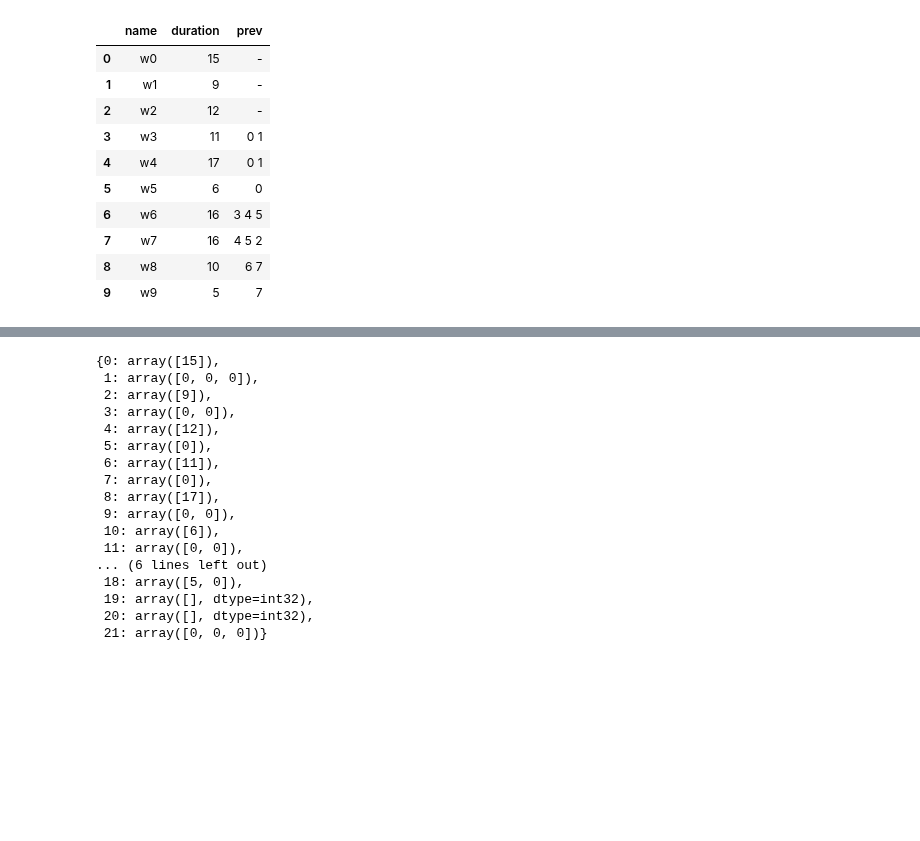
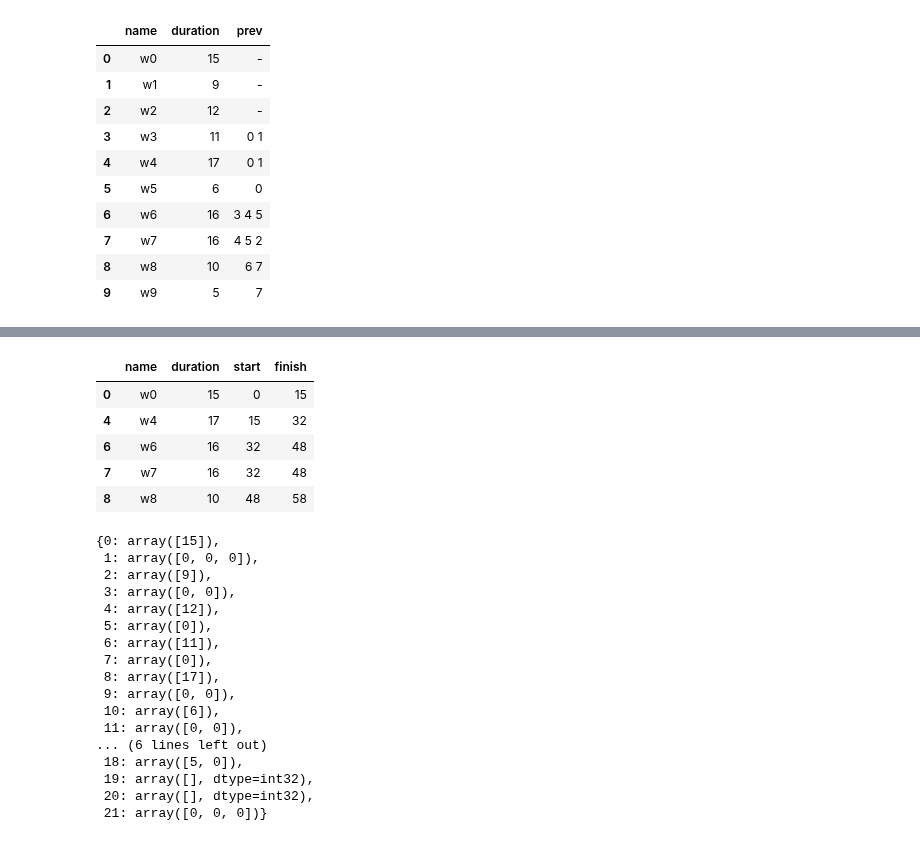
Before and after one commit to SadBattlecruiser/CAD-PLM, a Jupyter notebook: PLM-2/main.ipynb, the cells around one changed output, grey strips where cells are left out. Cells and saved outputs as stored; diff of their text form; code cells hidden in the pictures; blank space fills up the shorter version.

```diff
--- a/PLM-2/Untitled.ipynb
+++ b/PLM-2/main.ipynb
@@ -72,3 +140,20 @@ array([[-1, 15, -1, -1, -1, -1, -1, -1, -1, -1, -1, -1, -1, -1, -1, -1,
+# %%
+# Критический путь
+crit_path_full = out[out['early start'] == out['late start']]
+crit_path = pd.DataFrame({'name' : crit_path_full['name'],
+                          'duration' : crit_path_full['duration'],
+                          'start' : crit_path_full['early start'],
+                          'finish' : crit_path_full['early finish']})
+
+crit_path.to_csv('crit_path.csv', index=False)
+crit_path
+# %% [output]
+|  | name | duration | start | finish |
+| 0 | w0 | 15 | 0 | 15 |
+| 4 | w4 | 17 | 15 | 32 |
+| 6 | w6 | 16 | 32 | 48 |
+| 7 | w7 | 16 | 32 | 48 |
+| 8 | w8 | 10 | 48 | 58 |
 # %%
 # Теперь обход вширь от начала до конца
 # Находим ранние начала и окончания
```
Also changed, not shown: parts of 7 cells of this notebook, 5 other files.
